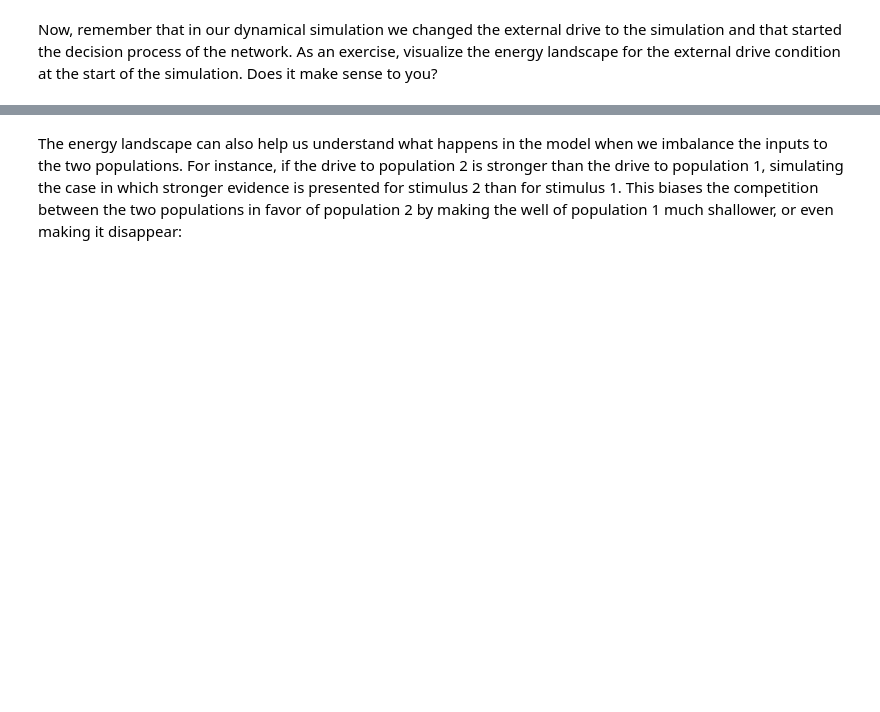
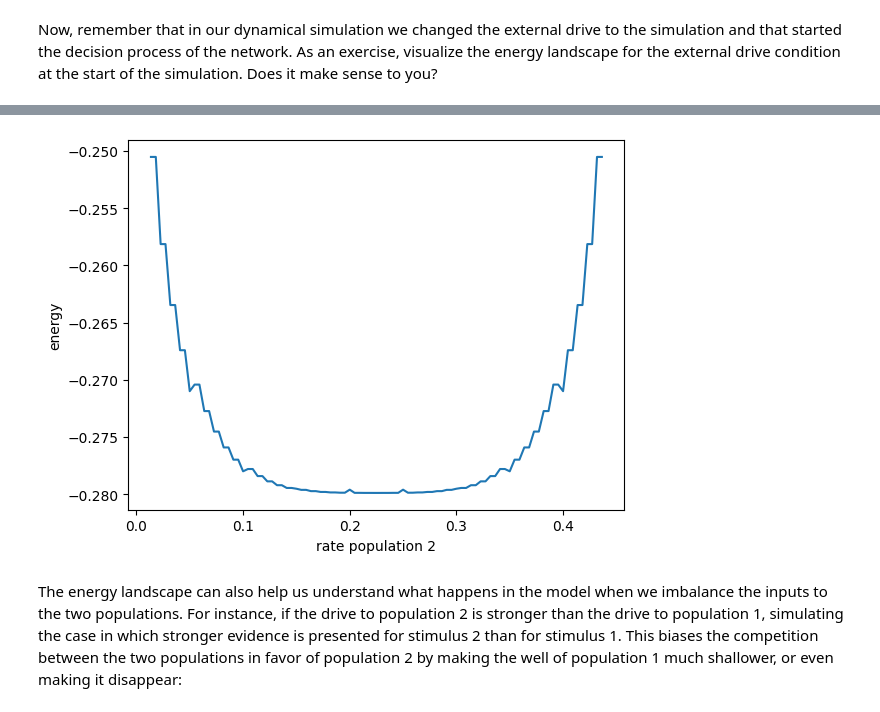
Before and after one commit to shepai/BIORTC_Nigeria, a Jupyter notebook: Workshops/Attractors/attractors.ipynb, the cells around one changed output, grey strips where cells are left out. Saved outputs shown, nothing was run; the diff lists cells and outputs as text; code cells hidden in the pictures; blank space fills up the shorter version.

```diff
--- a/Workshops/Attractors/attractors.ipynb
+++ b/Workshops/Attractors/attractors.ipynb
@@ -508,4 +536,18 @@ Text(0, 0.5, 'rate population 1')
 [figure]
+# %%
+r1 = np.linspace(0,0.45,100)
+r2 = -r1+0.45
+
+i1 = r1*100
+i1 = i1.astype(int)
+i2 = r2*100
+i2 = i2.astype(int)
+
+plt.plot(r2, energy[i1, i2]);
+plt.xlabel('rate population 2')
+plt.ylabel('energy');
+# %% [output]
+[figure, added]
 # %% [markdown]
 The energy landscape can also help us understand what happens in the model when we imbalance the inputs to the two populations. For instance, if the drive to population 2 is stronger than the drive to population 1, simulating the case in which stronger evidence is presented for stimulus 2 than for stimulus 1. This biases the competition between the two populations in favor of population 2 by making the well of population 1 much shallower, or even making it disappear:
 # %%
```
Also changed, not shown: parts of 27 cells of this notebook, 1 other file.
